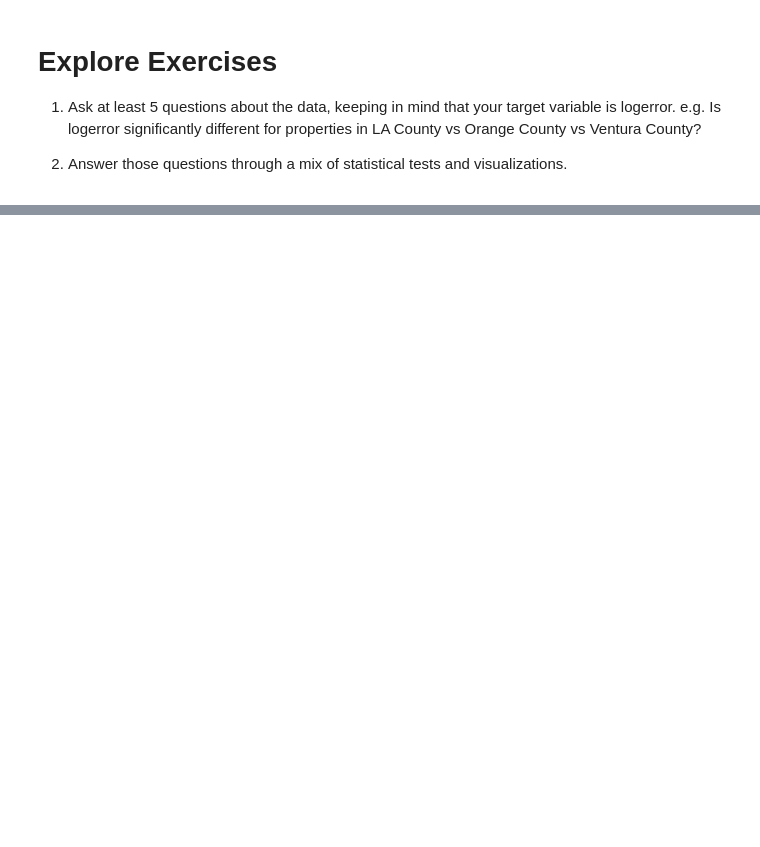
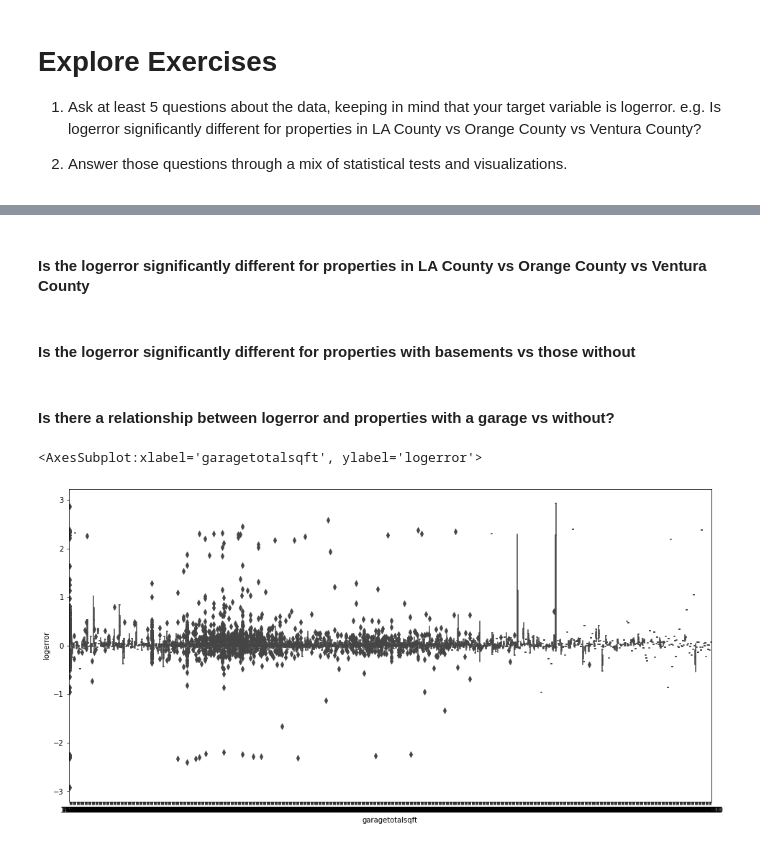
Before and after one commit to natasharivers/Clustering, a Jupyter notebook: explore_zillow.ipynb, the cells around one changed output, grey strips where cells are left out. Drawn from its saved outputs; the diff is of its cells as text; code cells hidden in the pictures; blank space fills up the shorter version.

```diff
--- a/explore_zillow.ipynb
+++ b/explore_zillow.ipynb
@@ -91,0 +174,2 @@ Name: logerror, dtype: float64
+# %% [markdown]
+#### Is the logerror significantly different for properties in LA County vs Orange County vs Ventura County
@@ -91,0 +182,10 @@ Name: logerror, dtype: float64
+# %% [markdown]
+#### Is the logerror significantly different for properties with basements vs those without
+# %% [markdown]
+#### Is there a relationship between logerror and properties with a garage vs without?
+# %%
+plt.figure(figsize=(16,8))
+sns.boxplot(train.garagetotalsqft, train.logerror)
+# %% [output]
+<AxesSubplot:xlabel='garagetotalsqft', ylabel='logerror'>
+[figure, added]
```
Also changed, not shown: parts of 24 cells of this notebook.
